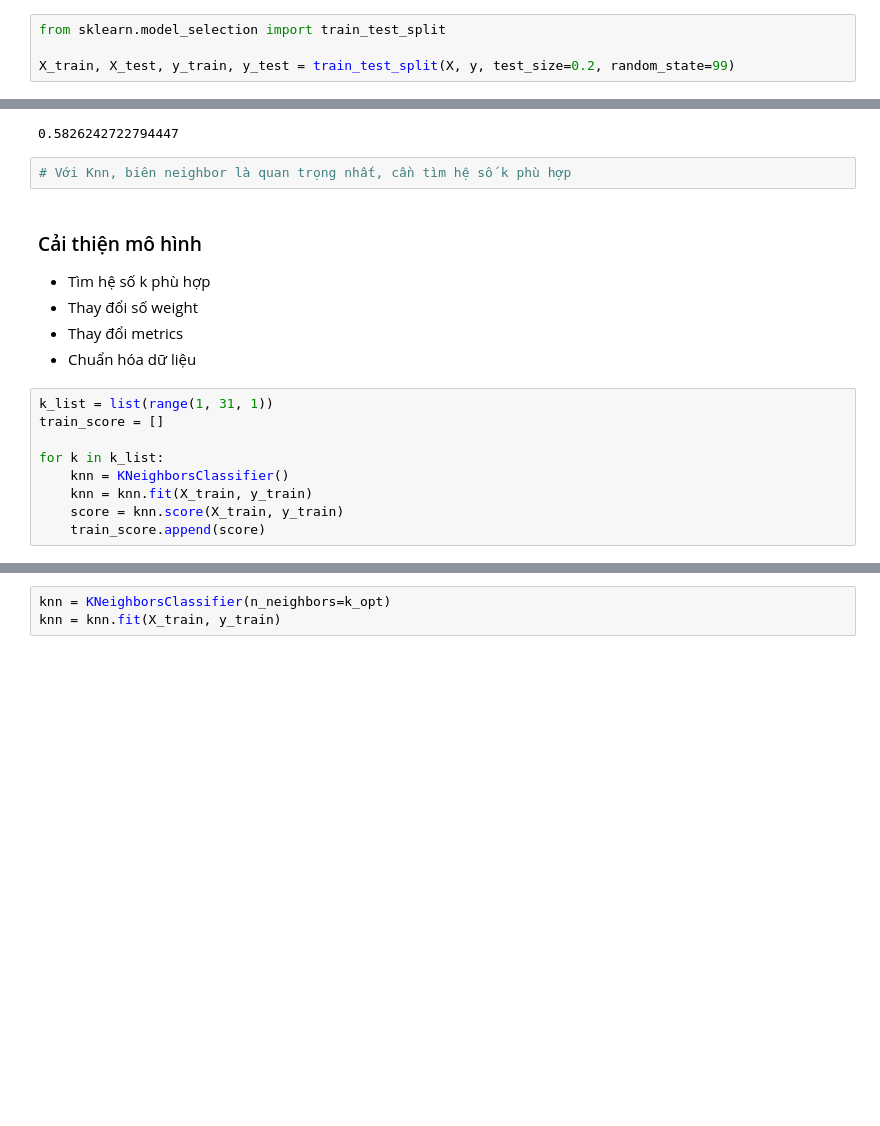
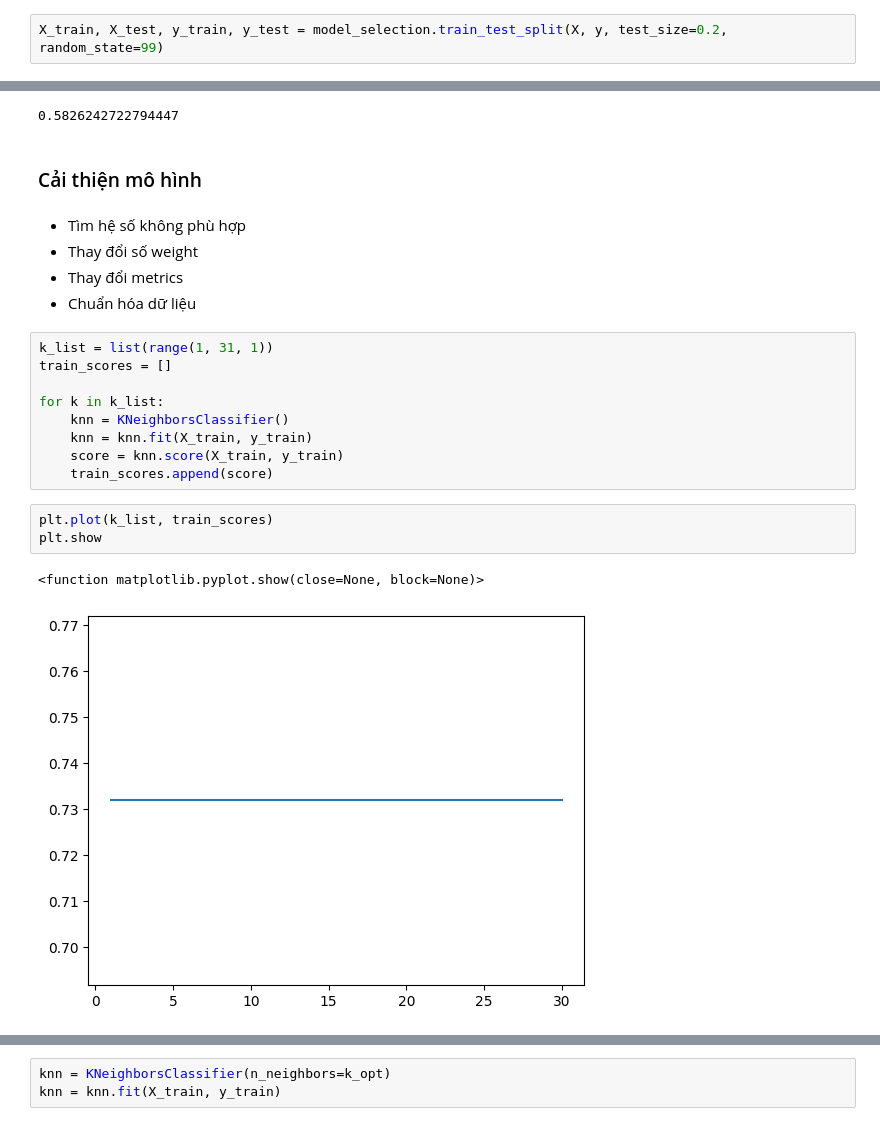
Before and after one commit to Tynab/Machine-Learning-Overview, a Jupyter notebook: logistic_regression.ipynb, the cells around one changed output, grey strips where cells are left out. Cells and saved outputs as stored; diff of their text form; blank space fills up the shorter version.

```diff
--- a/logistic_regression.ipynb
+++ b/logistic_regression.ipynb
@@ -112,6 +105,4 @@ X = df.drop(['deposit', 'duration'], axis=1)
 # %%
-from sklearn.model_selection import train_test_split
-
-X_train, X_test, y_train, y_test = train_test_split(X, y, test_size=0.2, random_state=99)
+X_train, X_test, y_train, y_test = model_selection.train_test_split(X, y, test_size=0.2, random_state=99)
 # %% [markdown]
 ### Huấn luyện KNN
@@ -130,20 +119,25 @@ test_score = knn.score(X_test, y_test)
 test_score
 # %% [output]
 0.5826242722794447
-# %%
-# Với Knn, biên neighbor là quan trọng nhất, cần tìm hệ số k phù hợp
+# %% [markdown]
+### Cải thiện mô hình
 # %% [markdown]
-### Cải thiện mô hình
-* Tìm hệ số k phù hợp
+* Tìm hệ số không phù hợp
 * Thay đổi số weight
 * Thay đổi metrics
 * Chuẩn hóa dữ liệu
 # %%
 k_list = list(range(1, 31, 1))
-train_score = []
+train_scores = []
 
 for k in k_list:
     knn = KNeighborsClassifier()
     knn = knn.fit(X_train, y_train)
     score = knn.score(X_train, y_train)
-    train_score.append(score)
+    train_scores.append(score)
+# %%
+plt.plot(k_list, train_scores)
+plt.show
+# %% [output]
+<function matplotlib.pyplot.show(close=None, block=None)>
+[figure, added]
```
Also changed, not shown: parts of 28 cells of this notebook, 2 other files.
